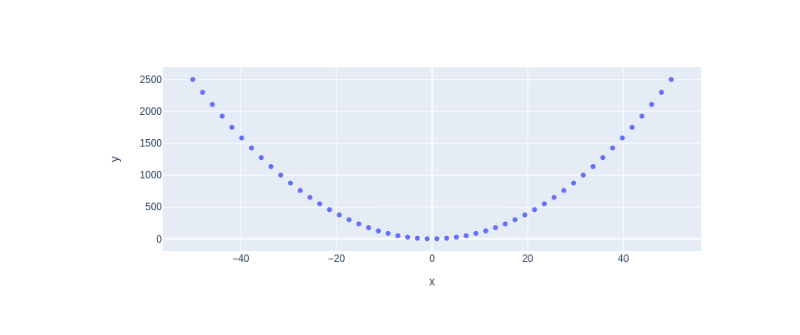
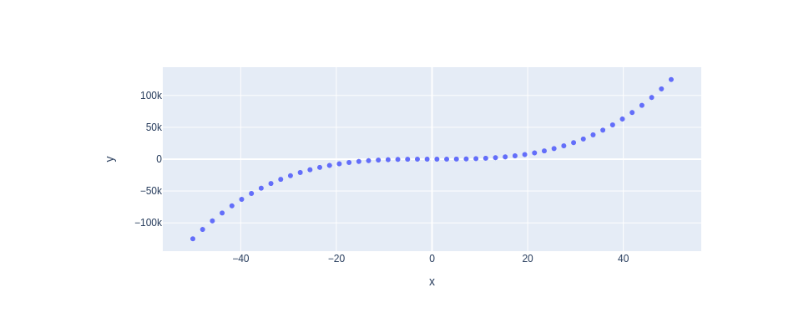
Before and after one commit to gansheer/my-notebooks-repo, a Jupyter notebook: experiment1.ipynb, the cells around one changed output. Drawn from its saved outputs; the diff is of its cells as text; code cells hidden in the pictures.

```diff
--- a/experiment1.ipynb
+++ b/experiment1.ipynb
@@ -6,7 +6,7 @@ import plotly.express as px
 x = np.linspace(start=-50, stop=50)
 
 # y-axis data points
-y = x ** 2
+y = x ** 3
 
 # define the plot
 fig = px.scatter(x=x, y=y)
@@ -17 +16 @@ fig.show()
-[figure, old version]
+[figure, new version]
```
Also changed, not shown: parts of 1 cell of this notebook.
